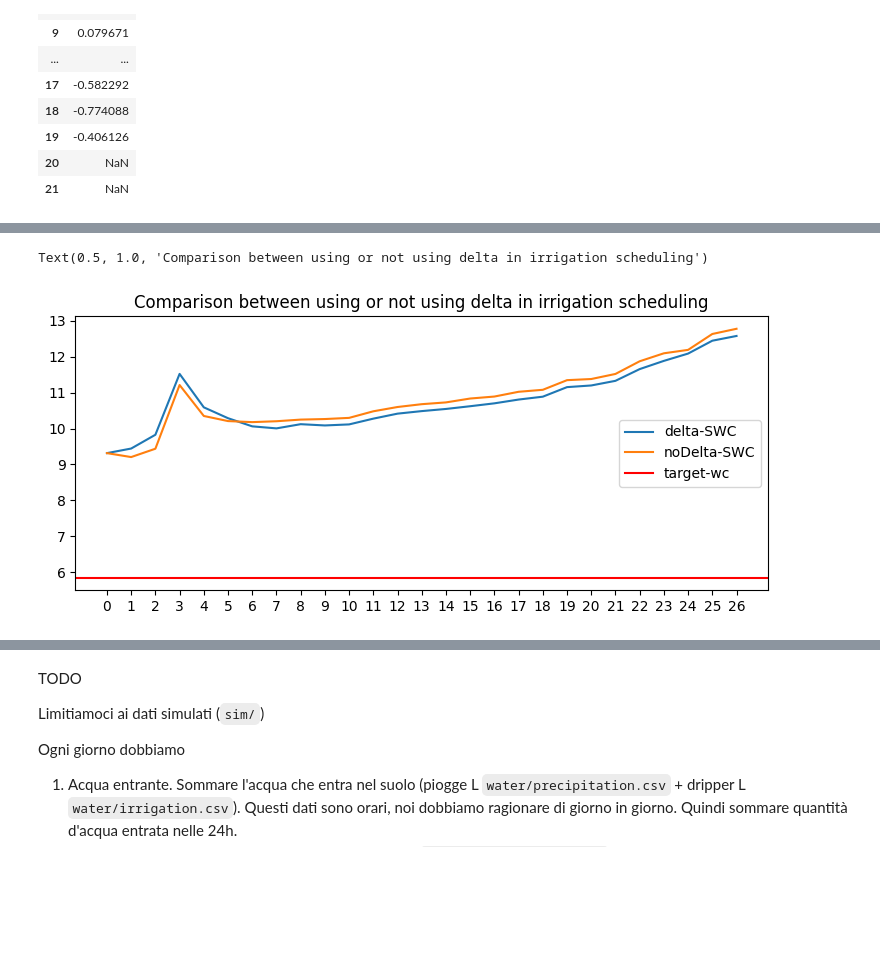
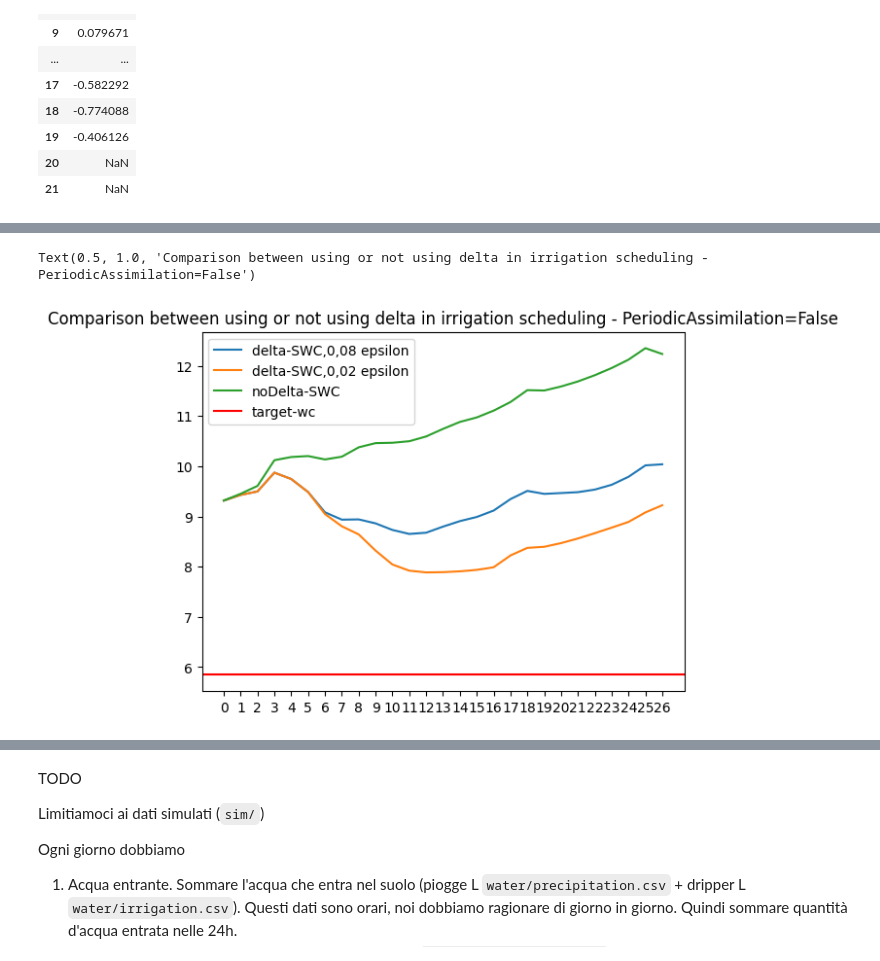
Before and after one commit to josephgiovanelli/et0_calculation, a Jupyter notebook: notebook.ipynb, the cells around one changed output, grey strips where cells are left out. Saved outputs shown, nothing was run; the diff lists cells and outputs as text; code cells hidden in the pictures; blank space fills up the shorter version.

Commit message:
Updated charts

```diff
--- a/notebook.ipynb
+++ b/notebook.ipynb
@@ -320,15 +320,20 @@ Text(0.5, 1.0, 'Comparison between real-data/simulated data SWC curve')
 # %%
 from datetime import datetime
-deltaIr = pd.read_csv('/home/data/water/scheduledIrrigationDelta.csv')
-deltaIr['timestamp'] = deltaIr['timestamp'].apply(lambda x : datetime.fromtimestamp(x).day)
-deltaIr = deltaIr.groupby(deltaIr['timestamp'], as_index=False).sum()
+import pandas as pd
 
-noDeltaIr =  pd.read_csv('/home/data/water/scheduledIrrigationNoDelta.csv')
+soil_density = 1.3
+soil_volume = 30
+
+wc02 = pd.read_csv('/home/data/sim/outputWaterContent02.csv')
+wc02 = set_days(wc02,'timestamp','day').drop(columns=['timestamp'],axis=1).groupby(wc02['day'], as_index=False).mean()
+wc02 = pd.DataFrame(wc02.mean(axis=1).apply(lambda x: x*soil_density*soil_volume),columns=['SWC']).reset_index(names="day")
+
+noDeltaIr =  pd.read_csv('/home/data/water/noAssimilation/scheduledIrrigationNoDelta.csv')
 noDeltaIr['timestamp'] = noDeltaIr['timestamp'].apply(lambda x : datetime.fromtimestamp(x).day)
 noDeltaIr = noDeltaIr.groupby(noDeltaIr['timestamp'], as_index=False).sum()
 
-deltaSwc = pd.read_csv('/home/data/sim/outputWaterContentDelta.csv')
-noDeltaSwc = pd.read_csv('/home/data/sim/outputWaterContentNoDelta.csv')
+deltaSwc = pd.read_csv('/home/data/sim/noAssimilation/outputWaterContent.csv')
+noDeltaSwc = pd.read_csv('/home/data/sim/noAssimilation/outputWaterContentNoDelta.csv')
 targetSwc = pd.read_csv('/home/data/sim/targetWaterContent.csv')
 
 delta_wc = set_days(deltaSwc,'timestamp','day').drop(columns=['timestamp'],axis=1).groupby(deltaSwc['day'], as_index=False).mean()
@@ -349,13 +345,15 @@ plt.legend(loc='best')
 # %%
+import matplotlib.pyplot as plt
 plt.xticks(range(len(delta_wc.index)))
-plt.plot(delta_wc.index, delta_wc['SWC'], label='delta-SWC')
+plt.plot(delta_wc.index, delta_wc['SWC'], label='delta-SWC,0,08 epsilon')
+plt.plot(wc02.index, wc02['SWC'], label='delta-SWC,0,02 epsilon')
 plt.plot(noDelta.index, noDelta['SWC'], label='noDelta-SWC')
 #plt.plot(sim_wc.index,sim_wc['SWC'],label = "sim-SWC")
 plt.axhline(y=target_wc.iloc[0]['SWC'], color='r', linestyle='-',label='target-wc')
 plt.legend(loc='best')
-plt.title('Comparison between using or not using delta in irrigation scheduling')
+plt.title('Comparison between using or not using delta in irrigation scheduling - PeriodicAssimilation=False')
 # %% [output]
-Text(0.5, 1.0, 'Comparison between using or not using delta in irrigation scheduling')
+Text(0.5, 1.0, 'Comparison between using or not using delta in irrigation scheduling - PeriodicAssimilation=False')
-[figure, old version]
+[figure, new version]
 # %%
 from statistics import mean
```
Also changed, not shown: parts of 11 cells of this notebook, 12 other files.
